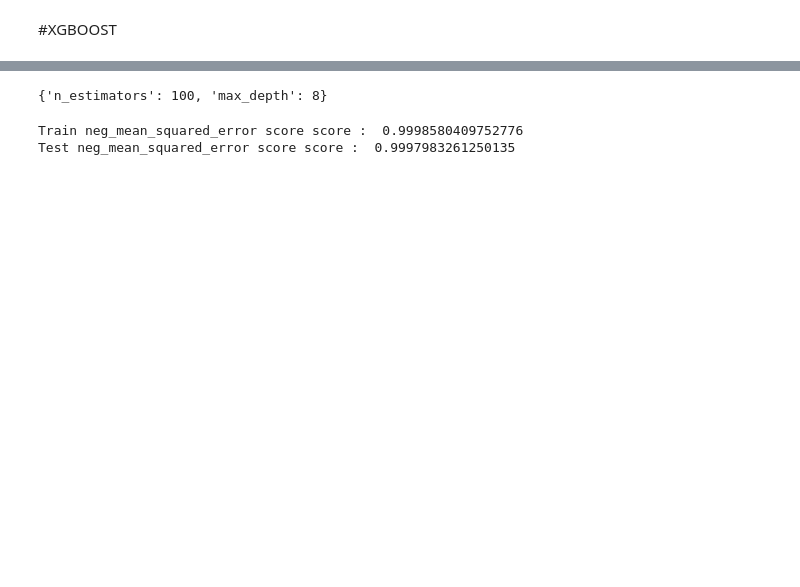
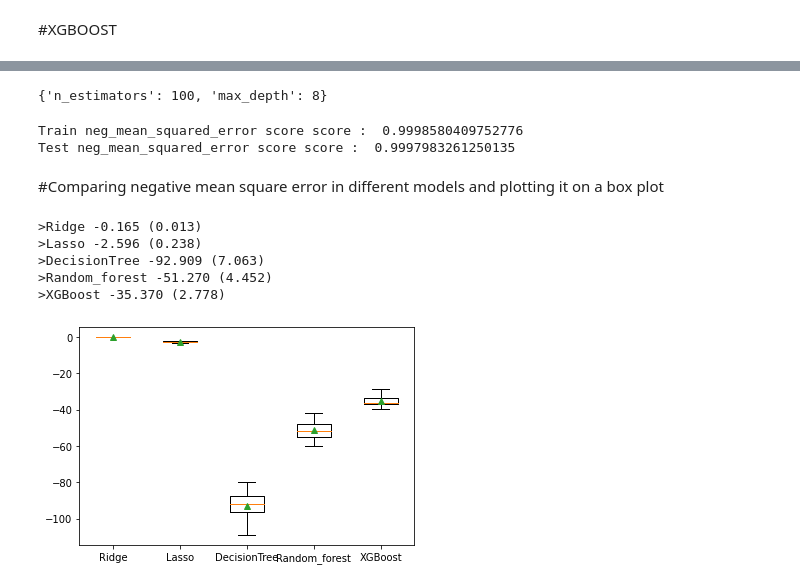
Before and after one commit to VargheseTito/NYC-Taxi-Trip-Time-Prediction, a Jupyter notebook: (Loud_n_Cloud)_NYC_Taxi_Trip_Time_Prediction_(Loud_n_Cloud)_Capstone_Project.ipynb, the cells around one changed output, grey strips where cells are left out. Saved outputs shown, nothing was run; the diff lists cells and outputs as text; code cells hidden in the pictures; blank space fills up the shorter version.

```diff
--- a/(Loud_n_Cloud)_NYC_Taxi_Trip_Time_Prediction_(Loud_n_Cloud)_Capstone_Project.ipynb
+++ b/(Loud_n_Cloud)_NYC_Taxi_Trip_Time_Prediction_(Loud_n_Cloud)_Capstone_Project.ipynb
@@ -1082,10 +1072,11 @@ RandomizedSearchCV(cv=5, estimator=XGBRegressor(n_estimators=10, seed=123),
                    param_distributions={'max_depth': [4, 6, 8],
                                         'n_estimators': [60, 100]},
                    verbose=2)
-# %%
-xgb_random.best_params_
-# %% [output]
-{'n_estimators': 100, 'max_depth': 8}
+# %%
+# print the best parameters after cross validation
+xgb_random.best_params_
+# %% [output]
+{'n_estimators': 100, 'max_depth': 8}
 # %%
 print('Train neg_mean_squared_error score score : ', xgb_random.best_estimator_.score(X_train,y_train))
 print('Test neg_mean_squared_error score score : ', xgb_random.best_estimator_.score(X_test,y_test))
@@ -1094,3 +1085,56 @@ Train neg_mean_squared_error score score :  0.9998580409752776
 Test neg_mean_squared_error score score :  0.9997983261250135
 # %%
 xgb_model = xgb_random.best_estimator_
+# %% [markdown]
+#Comparing negative mean square error in different models and plotting it on a box plot
+# %%
+from numpy import mean
+from numpy import std
+from sklearn.model_selection import cross_val_score
+from sklearn.model_selection import RepeatedKFold
+from sklearn.datasets import make_regression
+from matplotlib import pyplot
+
+# get the dataset
+def get_dataset():
+	X, y = make_regression(n_samples=1000, n_features=10, n_informative=15, random_state=1)
+	return X, y
+
+# get a list of models to evaluate
+def get_models():
+	models = dict()
+	models['Ridge'] = Ridge()
+	models['Lasso'] = Lasso()
+	models['DecisionTree'] = DecisionTreeRegressor()
+	models['Random_forest'] = RandomForestRegressor()
+	models['XGBoost'] = xg.XGBRegressor()
+
+	return models
+
+# evaluate a given model using cross-validation
+def evaluate_model(model, X, y):
+	cv =  RepeatedKFold(n_splits=10, n_repeats=3, random_state=1)
+	scores = cross_val_score(model, X, y, scoring='neg_mean_absolute_error', cv=cv, n_jobs=-1, error_score='raise')
+	return scores
+
+# define dataset
+X, y = get_dataset()
+# get the models to evaluate
+models = get_models()
+# evaluate the models and store results
+results, names = list(), list()
+for name, model in models.items():
+	scores = evaluate_model(model, X, y)
+	results.append(scores)
+	names.append(name)
+	print('>%s %.3f (%.3f)' % (name, mean(scores), std(scores)))
+# plot model performance for comparison
+pyplot.boxplot(results, labels=names, showmeans=True)
+pyplot.show()
+# %% [output]
+>Ridge -0.165 (0.013)
+>Lasso -2.596 (0.238)
+>DecisionTree -92.909 (7.063)
+>Random_forest -51.270 (4.452)
+>XGBoost -35.370 (2.778)
+[figure, added]
```
Also changed, not shown: parts of 46 cells of this notebook.
